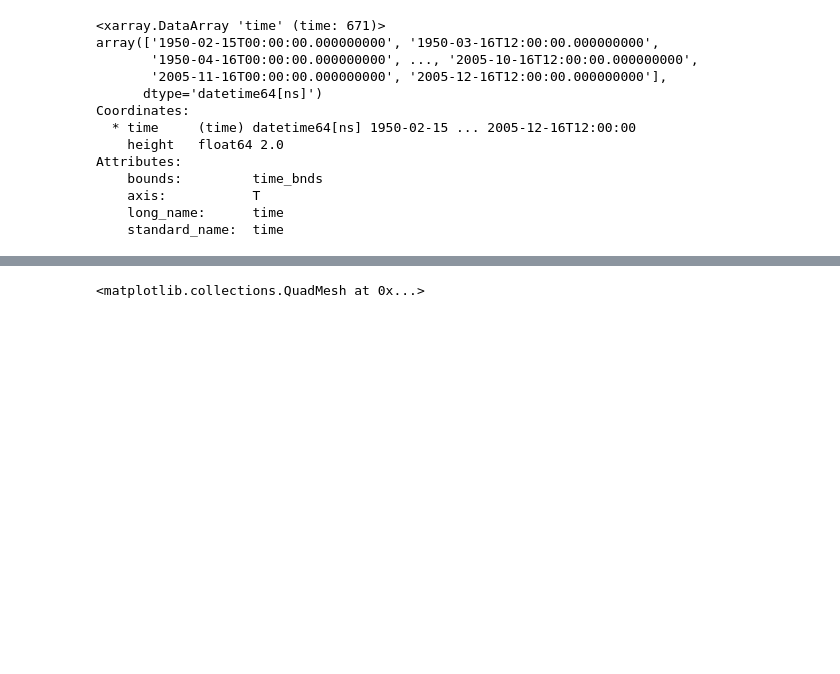
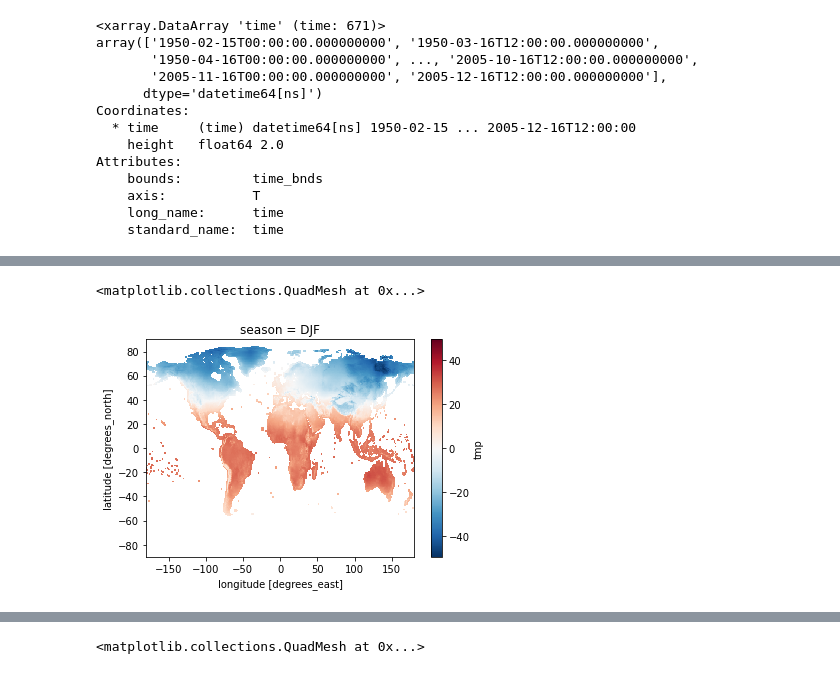
Before and after one commit to larsbuntemeyer/notebooks, a Jupyter notebook: ceda-opendap-esgf-comparison.ipynb, the cells around one changed output, grey strips where cells are left out. Saved outputs shown, nothing was run; the diff lists cells and outputs as text; code cells hidden in the pictures; blank space fills up the shorter version.

```diff
--- a/ceda-opendap-esgf-comparison.ipynb
+++ b/ceda-opendap-esgf-comparison.ipynb
@@ -6,0 +4,2 @@ ds = Dataset(url)
+# %%
+url = "http://dap.ceda.ac.uk/thredds/dodsC/badc/cru/data/cru_ts/cru_ts_4.03/data/tmp/cru_ts4.03.1901.2018.tmp.dat.nc"
@@ -150,3 +154,4 @@ cru_tmp_url = "http://dap.ceda.ac.uk/thredds/dodsC/badc/cru/data/cru_ts/cru_ts_4
 # %%
 import xarray as xr
-cru_tmp_ds = xr.open_dataset(cru_tmp_url)
+cru_tmp_ds = xr.open_dataset(url)
+cru_tmp_ds
@@ -268,7 +437,7 @@ Attributes:
     long_name:      time
     standard_name:  time
 # %%
-cru_tas_hist = cru_tmp_ds.sel(time=slice("2000-01-01", "2000-01-31"))
+cru_tas_hist = cru_tmp_ds.sel(time=slice("1990-01-01", "1999-12-31"))
 cru_tas_hist
 # %% [output]
 <xarray.Dataset>
@@ -425,0 +468,7 @@ hdl:21.14103/7e847054-073c-46be-9fd4-606d2306706e
+# %%
+cru_tas_seasmean = cru_tas_hist.groupby('time.season').mean('time')
+# %%
+cru_tas_seasmean.tmp.sel(season='DJF').plot()
+# %% [output]
+<matplotlib.collections.QuadMesh at 0x...>
+[figure, added]
```
Also changed, not shown: parts of 60 cells of this notebook.
